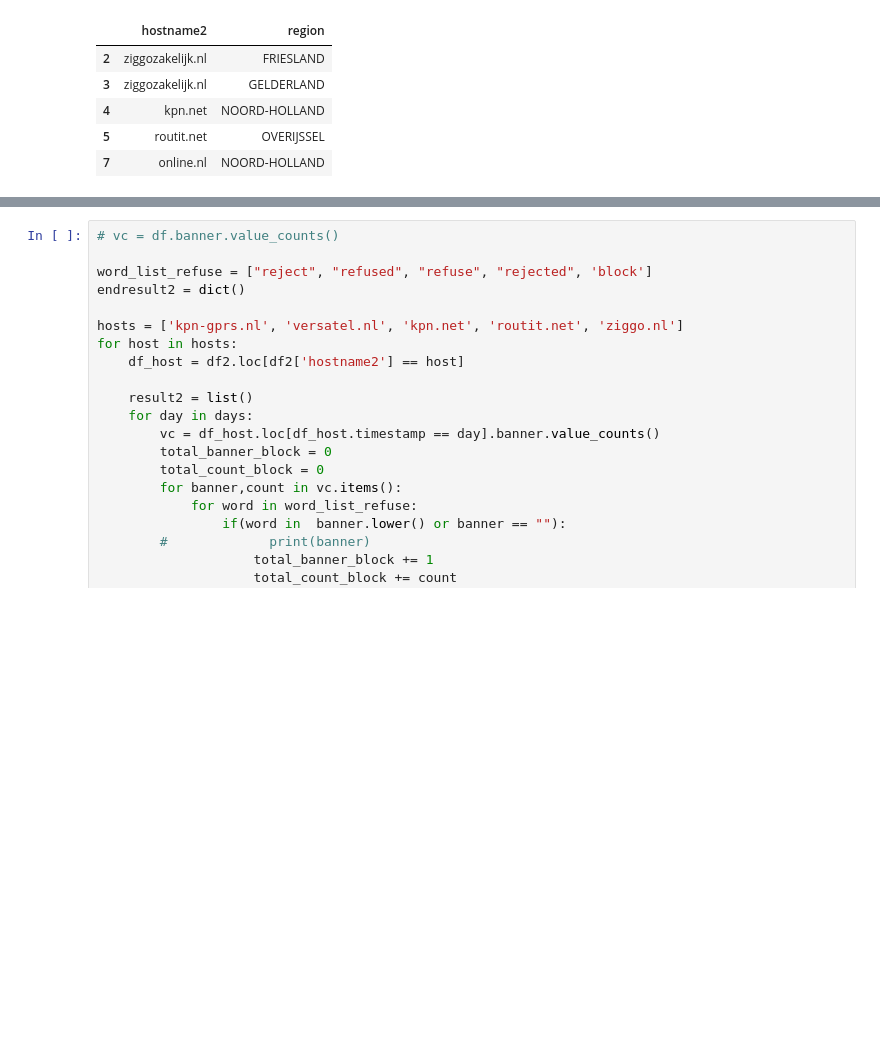
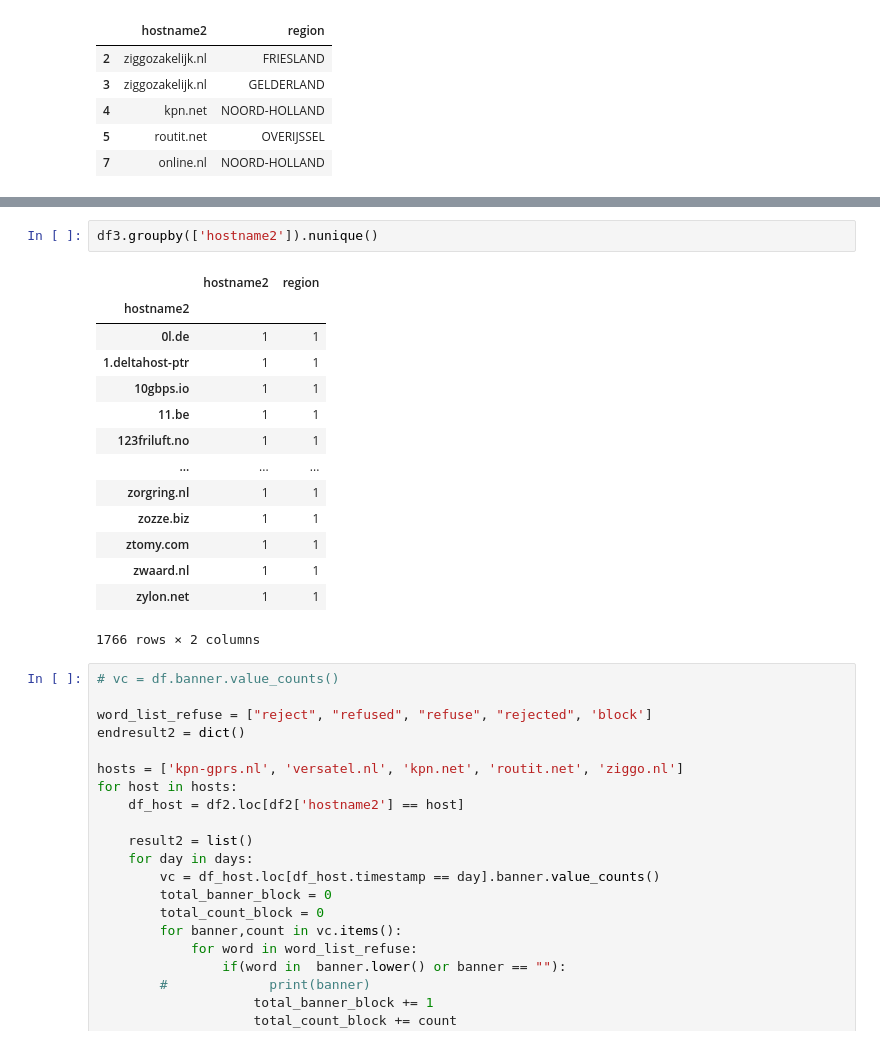
Before and after one commit to thechib12/EOS_telnet, a Jupyter notebook: code/block_4/EoS Block 4 Christiaan & Calvin.ipynb, the cells around one changed output, grey strips where cells are left out. Cells and saved outputs as stored; diff of their text form; blank space fills up the shorter version.

```diff
--- a/code/block_4/EoS Block 4 Christiaan & Calvin.ipynb
+++ b/code/block_4/EoS Block 4 Christiaan & Calvin.ipynb
@@ -150,3 +147,20 @@ for  region in regions:
+# %%
+df3.groupby(['hostname2']).nunique()
+# %% [output]
+|  | hostname2 | region |
+| hostname2 |  |  |
+| 0l.de | 1 | 1 |
+| 1.deltahost-ptr | 1 | 1 |
+| 10gbps.io | 1 | 1 |
+| 11.be | 1 | 1 |
+| 123friluft.no | 1 | 1 |
+| ... | ... | ... |
+| zorgring.nl | 1 | 1 |
+| zozze.biz | 1 | 1 |
+| ztomy.com | 1 | 1 |
+| zwaard.nl | 1 | 1 |
+| zylon.net | 1 | 1 |
+1766 rows × 2 columns
 # %%
 # vc = df.banner.value_counts()
 
```
Also changed, not shown: parts of 2 cells of this notebook.
